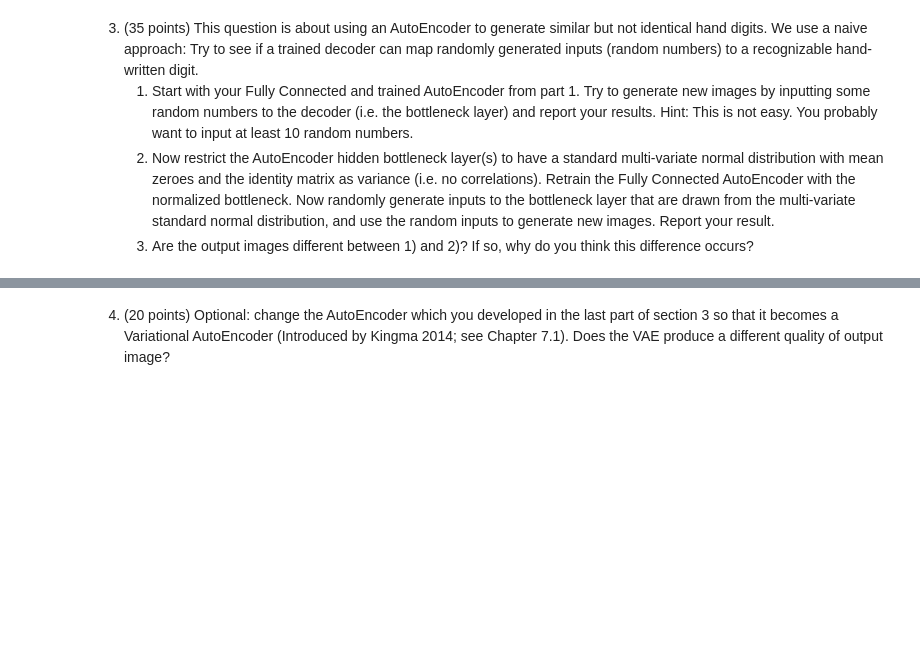
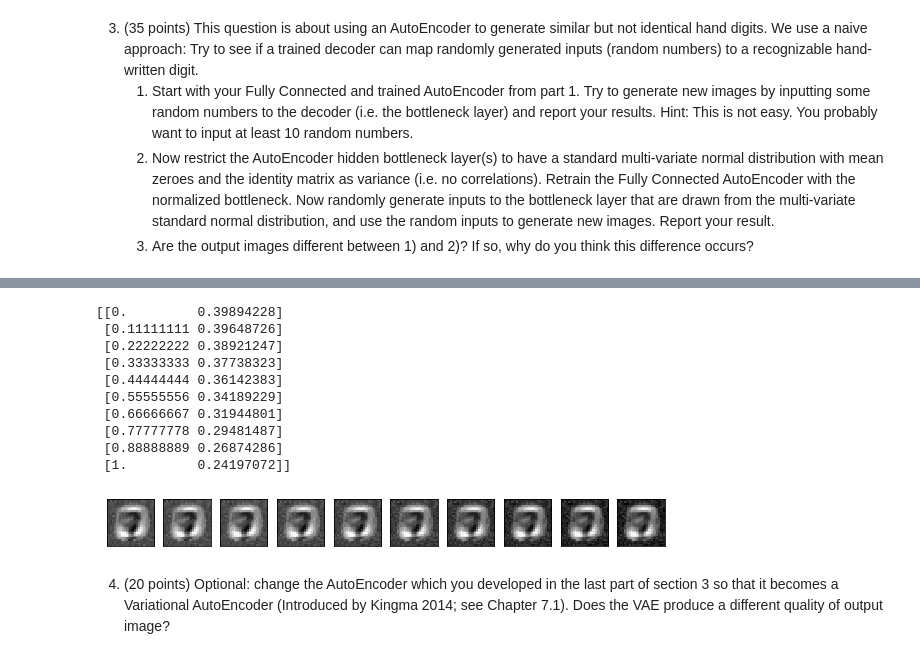
Before and after one commit to lpan18/deep-learning, a Jupyter notebook: Assign4/four.ipynb, the cells around one changed output, grey strips where cells are left out. Cells and saved outputs as stored; diff of their text form; code cells hidden in the pictures; blank space fills up the shorter version.

```diff
--- a/Assign4/four.ipynb
+++ b/Assign4/four.ipynb
@@ -247,0 +476,31 @@ plt.show()
+# %%
+# Visualize the generated images.
+np.random.seed(0)
+n = 10
+x = np.linspace(0, 1, n).reshape(n, 1)
+y = multivariate_normal.pdf(x, mean=0, cov=1.0).reshape(n, 1);
+rand_nums = np.concatenate((x, y), axis=1)
+print(rand_nums)
+
+decoded_images = fc_norm_decoder.predict(rand_nums)
+
+plt.figure(figsize=(n, 1))
+plt.gray()
+for i in range(n):
+    ax = plt.subplot(1, n, i+1)
+    plt.imshow(decoded_images[i].reshape(28, 28))
+    ax.get_xaxis().set_visible(False)
+    ax.get_yaxis().set_visible(False)
+plt.show()
+# %% [output]
+[[0.         0.39894228]
+ [0.11111111 0.39648726]
+ [0.22222222 0.38921247]
+ [0.33333333 0.37738323]
+ [0.44444444 0.36142383]
+ [0.55555556 0.34189229]
+ [0.66666667 0.31944801]
+ [0.77777778 0.29481487]
+ [0.88888889 0.26874286]
+ [1.         0.24197072]]
+[figure, added]
```
Also changed, not shown: parts of 23 cells of this notebook.
